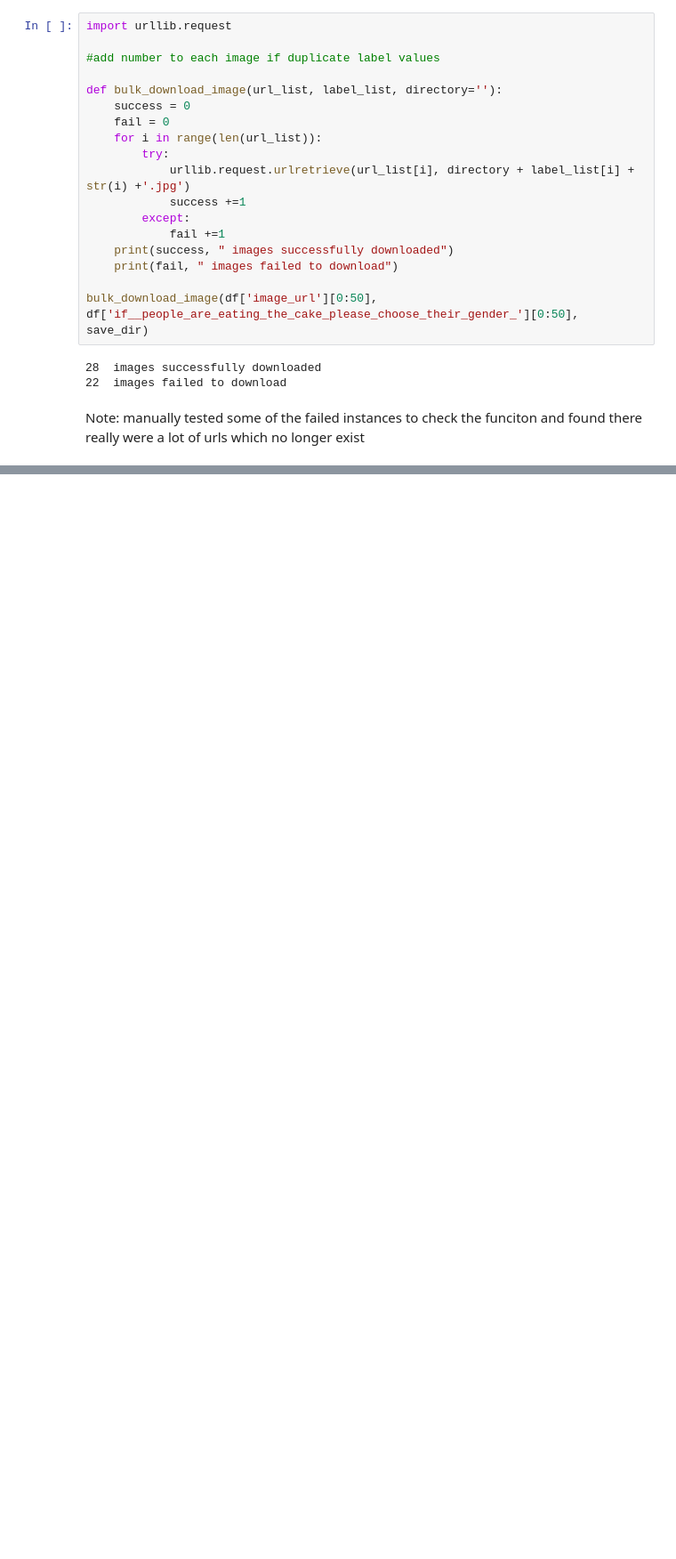
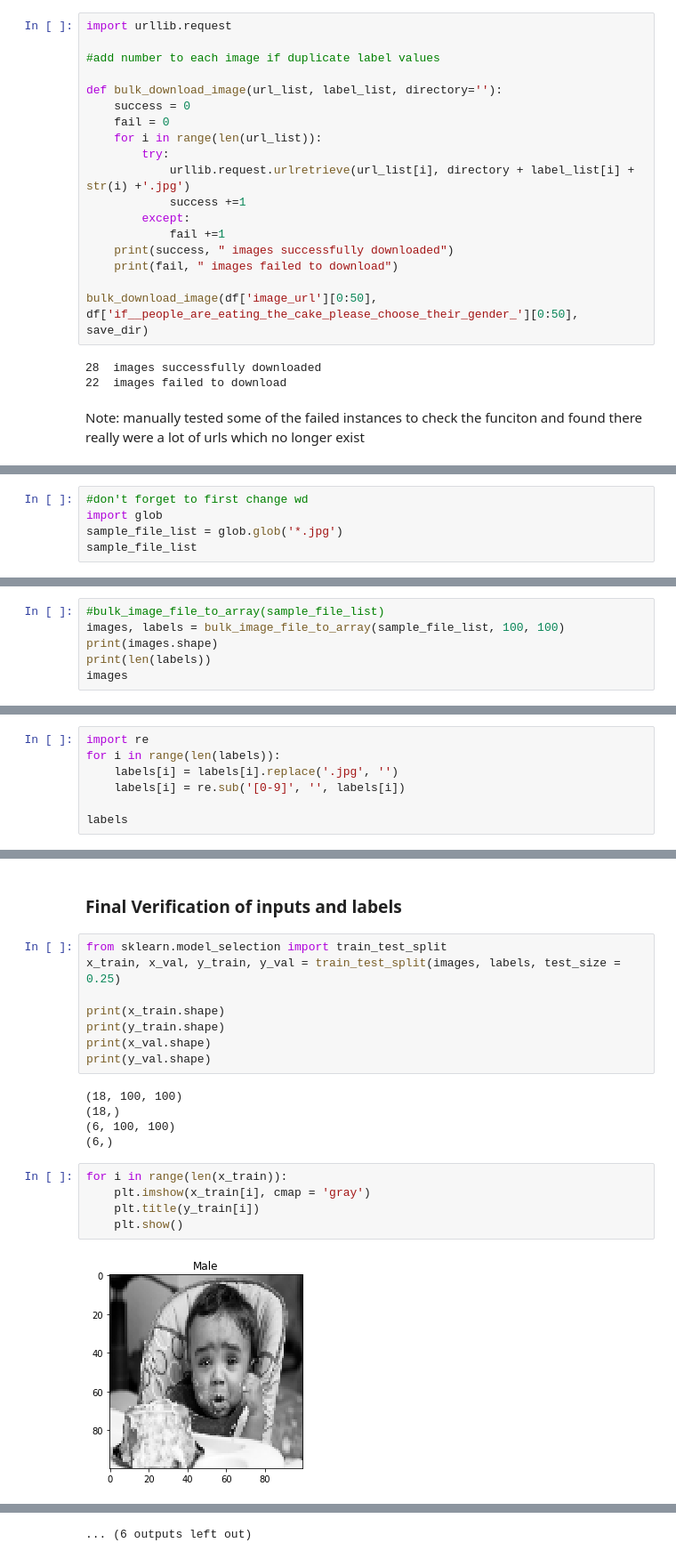
Before and after one commit to benjones781/Artificial-Neural-Networks, a Jupyter notebook: download_url_images.ipynb, the cells around one changed output, grey strips where cells are left out. Shown at 89% size. Drawn from its saved outputs; the diff is of its cells as text; blank space fills up the shorter version.

Commit message:
Add files via upload
added function to load image and label arrays (from image files in the wd)

```diff
--- a/download_url_images.ipynb
+++ b/download_url_images.ipynb
@@ -76,0 +108,5 @@ Note: manually tested some of the failed instances to check the funciton and fou
+# %%
+#don't forget to first change wd
+import glob
+sample_file_list = glob.glob('*.jpg')
+sample_file_list
@@ -76,0 +151,6 @@ Note: manually tested some of the failed instances to check the funciton and fou
+# %%
+#bulk_image_file_to_array(sample_file_list)
+images, labels = bulk_image_file_to_array(sample_file_list, 100, 100)
+print(images.shape)
+print(len(labels))
+images
@@ -76,0 +189,7 @@ Note: manually tested some of the failed instances to check the funciton and fou
+# %%
+import re
+for i in range(len(labels)):
+    labels[i] = labels[i].replace('.jpg', '')
+    labels[i] = re.sub('[0-9]', '', labels[i])
+
+labels
@@ -76,0 +209,22 @@ Note: manually tested some of the failed instances to check the funciton and fou
+# %% [markdown]
+### Final Verification of inputs and labels
+# %%
+from sklearn.model_selection import train_test_split
+x_train, x_val, y_train, y_val = train_test_split(images, labels, test_size = 0.25)
+
+print(x_train.shape)
+print(y_train.shape)
+print(x_val.shape)
+print(y_val.shape)
+# %% [output]
+(18, 100, 100)
+(18,)
+(6, 100, 100)
+(6,)
+# %%
+for i in range(len(x_train)):
+    plt.imshow(x_train[i], cmap = 'gray')
+    plt.title(y_train[i])
+    plt.show()
+# %% [output]
+[figure, added]
@@ -76,0 +242 @@ Note: manually tested some of the failed instances to check the funciton and fou
+... (6 outputs left out)
```
Also changed, not shown: parts of 13 cells of this notebook.
